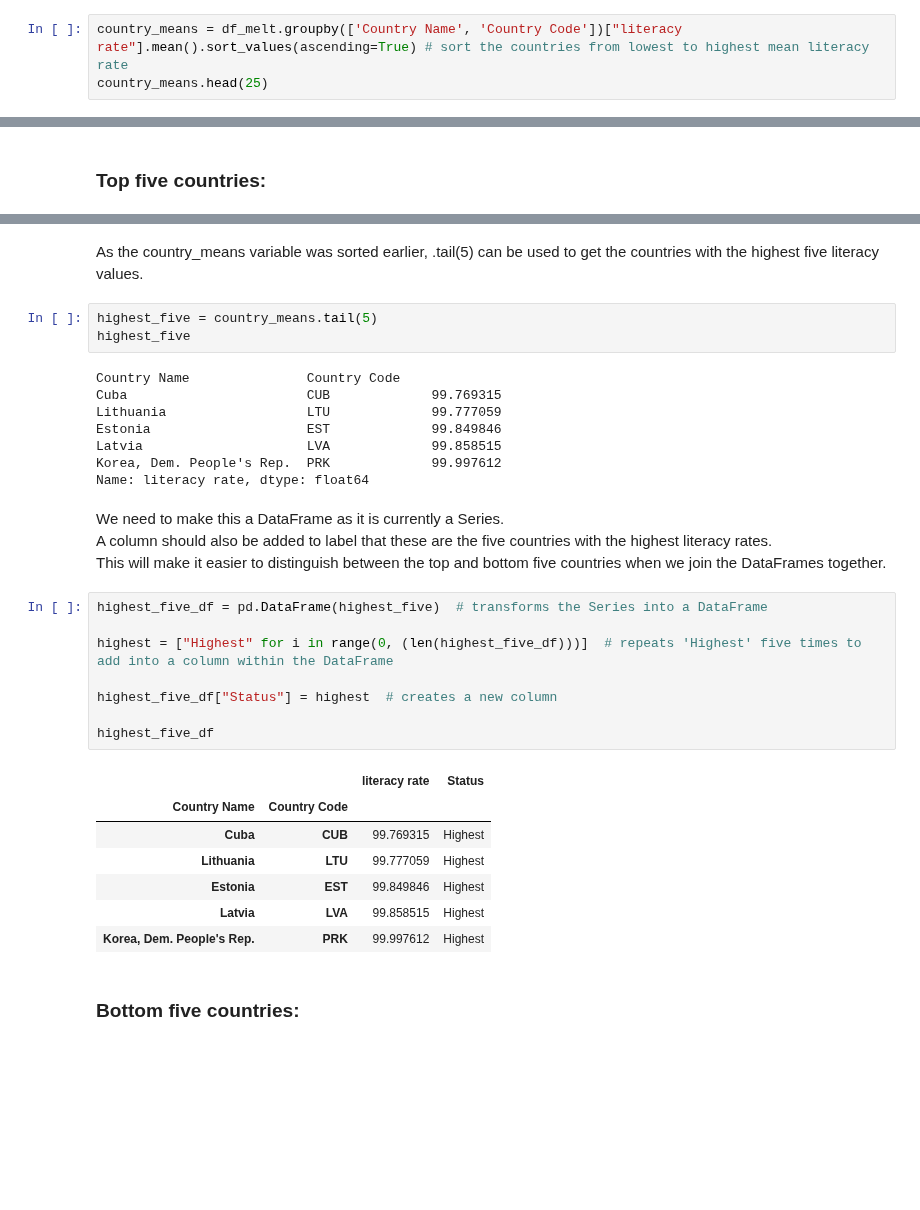
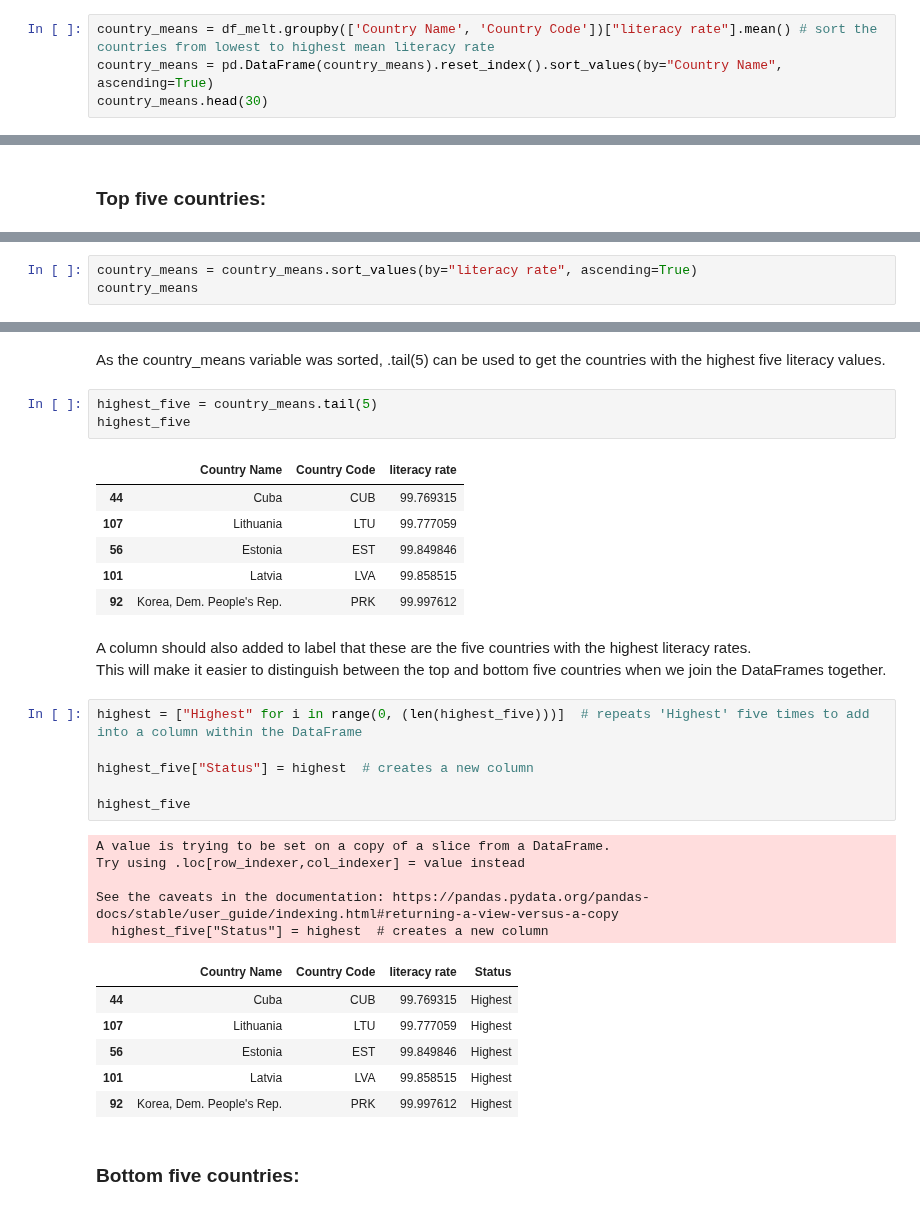
Before and after one commit to nf-97/literacy-project, a Jupyter notebook: adult-female-literacy-dc.ipynb, the cells around one changed output, grey strips where cells are left out. Cells and saved outputs as stored; diff of their text form; blank space fills up the shorter version.

```diff
--- a/adult-female-literacy-dc.ipynb
+++ b/adult-female-literacy-dc.ipynb
@@ -604,4 +427,5 @@ We will end up with a single value that shows the country's **current** adult fe
 # %%
-country_means = df_melt.groupby(['Country Name', 'Country Code'])["literacy rate"].mean().sort_values(ascending=True) # sort the countries from lowest to highest mean literacy rate
-country_means.head(25)
+country_means = df_melt.groupby(['Country Name', 'Country Code'])["literacy rate"].mean() # sort the countries from lowest to highest mean literacy rate
+country_means = pd.DataFrame(country_means).reset_index().sort_values(by="Country Name", ascending=True)
+country_means.head(30)
 # %% [output]
@@ -663,0 +492,3 @@ sns.lmplot(x='literacy rate', y='year' , data=to_plot, hue=None)
+# %%
+country_means = country_means.sort_values(by="literacy rate", ascending=True)
+country_means
@@ -664,36 +509,37 @@ sns.lmplot(x='literacy rate', y='year' , data=to_plot, hue=None)
 # %% [markdown]
-As the country_means variable was sorted earlier, .tail(5) can be used to get the countries with the highest five literacy values.
+As the country_means variable was sorted, .tail(5) can be used to get the countries with the highest five literacy values.
 # %%
 highest_five = country_means.tail(5)
 highest_five
 # %% [output]
-Country Name               Country Code
-Cuba                       CUB             99.769315
-Lithuania                  LTU             99.777059
-Estonia                    EST             99.849846
-Latvia                     LVA             99.858515
-Korea, Dem. People's Rep.  PRK             99.997612
-Name: literacy rate, dtype: float64
+|  | Country Name | Country Code | literacy rate |
+| 44 | Cuba | CUB | 99.769315 |
+| 107 | Lithuania | LTU | 99.777059 |
+| 56 | Estonia | EST | 99.849846 |
+| 101 | Latvia | LVA | 99.858515 |
+| 92 | Korea, Dem. People's Rep. | PRK | 99.997612 |
 # %% [markdown]
-We need to make this a DataFrame as it is currently a Series. <br>
-A column should also be added to label that these are the five countries with the highest literacy rates. <br>
+
+A column should also added to label that these are the five countries with the highest literacy rates. <br>
 This will make it easier to distinguish between the top and bottom five countries when we join the DataFrames together.
 # %%
-highest_five_df = pd.DataFrame(highest_five)  # transforms the Series into a DataFrame
+highest = ["Highest" for i in range(0, (len(highest_five)))]  # repeats 'Highest' five times to add into a column within the DataFrame
 
-highest = ["Highest" for i in range(0, (len(highest_five_df)))]  # repeats 'Highest' five times to add into a column within the DataFrame
+highest_five["Status"] = highest  # creates a new column
 
-highest_five_df["Status"] = highest  # creates a new column
-
-highest_five_df
+highest_five
 # %% [output]
+A value is trying to be set on a copy of a slice from a DataFrame.
+Try using .loc[row_indexer,col_indexer] = value instead
+
+See the caveats in the documentation: https://pandas.pydata.org/pandas-docs/stable/user_guide/indexing.html#returning-a-view-versus-a-copy
+  highest_five["Status"] = highest  # creates a new column
-|  |  | literacy rate | Status |
-| Country Name | Country Code |  |  |
-| Cuba | CUB | 99.769315 | Highest |
-| Lithuania | LTU | 99.777059 | Highest |
-| Estonia | EST | 99.849846 | Highest |
-| Latvia | LVA | 99.858515 | Highest |
-| Korea, Dem. People's Rep. | PRK | 99.997612 | Highest |
+|  | Country Name | Country Code | literacy rate | Status |
+| 44 | Cuba | CUB | 99.769315 | Highest |
+| 107 | Lithuania | LTU | 99.777059 | Highest |
+| 56 | Estonia | EST | 99.849846 | Highest |
+| 101 | Latvia | LVA | 99.858515 | Highest |
+| 92 | Korea, Dem. People's Rep. | PRK | 99.997612 | Highest |
 # %% [markdown]
 ### Bottom five countries:
 # %% [markdown]
```
Also changed, not shown: parts of 60 cells of this notebook.
